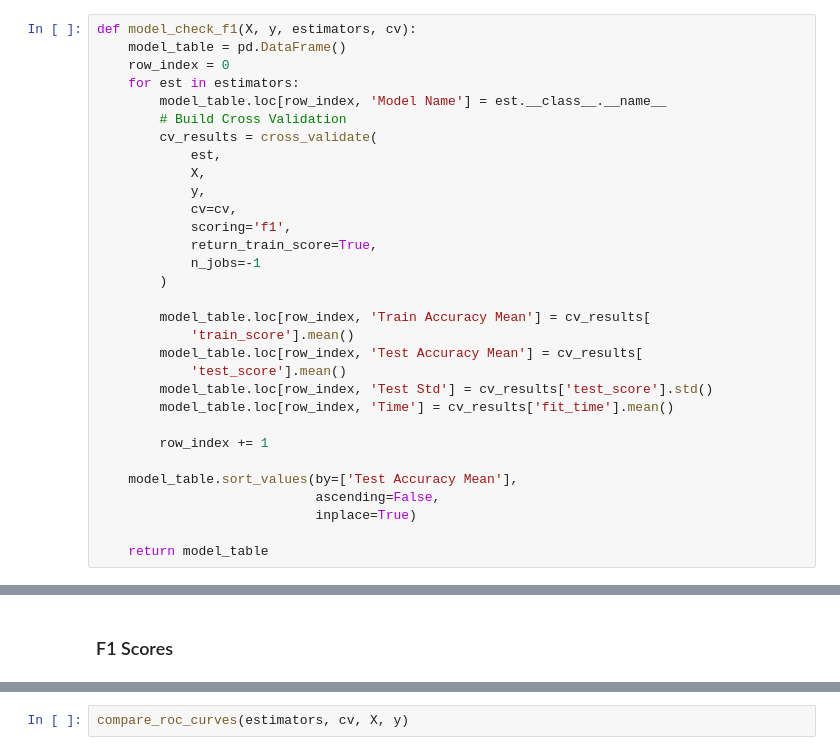
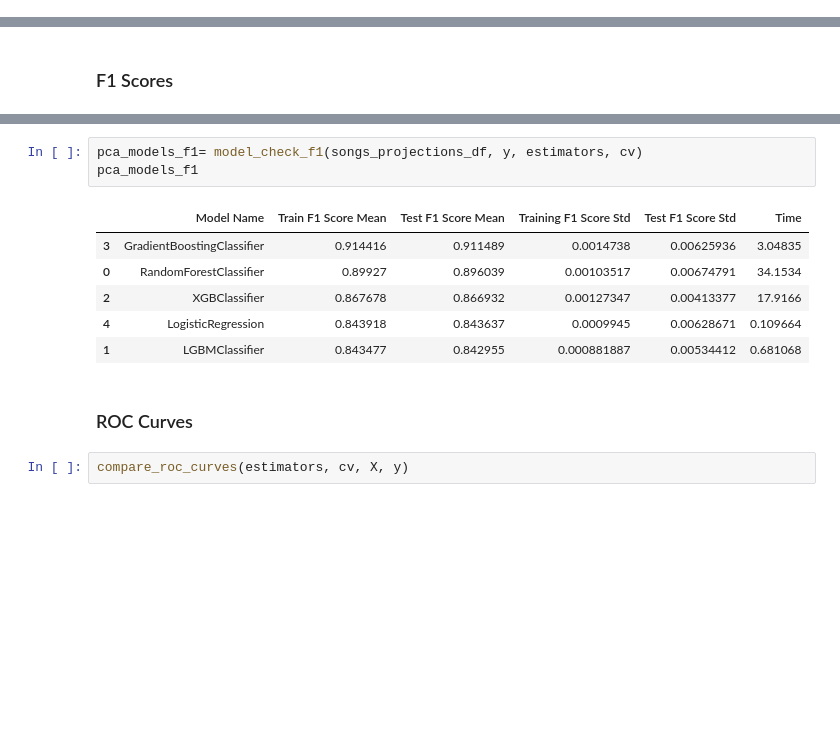
Before and after one commit to cristobalza/spotify_my_songs_classifier, a Jupyter notebook: my_songs_models.ipynb, the cells around one changed output, grey strips where cells are left out. Drawn from its saved outputs; the diff is of its cells as text; blank space fills up the shorter version.

```diff
--- a/my_songs_models.ipynb
+++ b/my_songs_models.ipynb
@@ -390,31 +409,0 @@ def model_check_accuracy(X, y, estimators, cv):
-# %%
-def model_check_f1(X, y, estimators, cv):
-    model_table = pd.DataFrame()
-    row_index = 0
-    for est in estimators:
-        model_table.loc[row_index, 'Model Name'] = est.__class__.__name__
-        # Build Cross Validation
-        cv_results = cross_validate(
-            est,
-            X,
-            y,
-            cv=cv,
-            scoring='f1',
-            return_train_score=True,
-            n_jobs=-1
-        )
-
-        model_table.loc[row_index, 'Train Accuracy Mean'] = cv_results[
-            'train_score'].mean()
-        model_table.loc[row_index, 'Test Accuracy Mean'] = cv_results[
-            'test_score'].mean()
-        model_table.loc[row_index, 'Test Std'] = cv_results['test_score'].std()
-        model_table.loc[row_index, 'Time'] = cv_results['fit_time'].mean()
-
-        row_index += 1
-
-    model_table.sort_values(by=['Test Accuracy Mean'],
-                            ascending=False,
-                            inplace=True)
-
-    return model_table
@@ -666,3 +711,15 @@ model_barplot(pca_models, 32)
+# %%
+pca_models_f1= model_check_f1(songs_projections_df, y, estimators, cv)
+pca_models_f1
+# %% [output]
+|  | Model Name | Train F1 Score Mean | Test F1 Score Mean | Training F1 Score Std | Test F1 Score Std | Time |
+| 3 | GradientBoostingClassifier | 0.914416 | 0.911489 | 0.0014738 | 0.00625936 | 3.04835 |
+| 0 | RandomForestClassifier | 0.89927 | 0.896039 | 0.00103517 | 0.00674791 | 34.1534 |
+| 2 | XGBClassifier | 0.867678 | 0.866932 | 0.00127347 | 0.00413377 | 17.9166 |
+| 4 | LogisticRegression | 0.843918 | 0.843637 | 0.0009945 | 0.00628671 | 0.109664 |
+| 1 | LGBMClassifier | 0.843477 | 0.842955 | 0.000881887 | 0.00534412 | 0.681068 |
+# %% [markdown]
+### ROC Curves
 # %%
 compare_roc_curves(estimators, cv, X, y)
 # %% [output]
```
Also changed, not shown: parts of 17 cells of this notebook.
